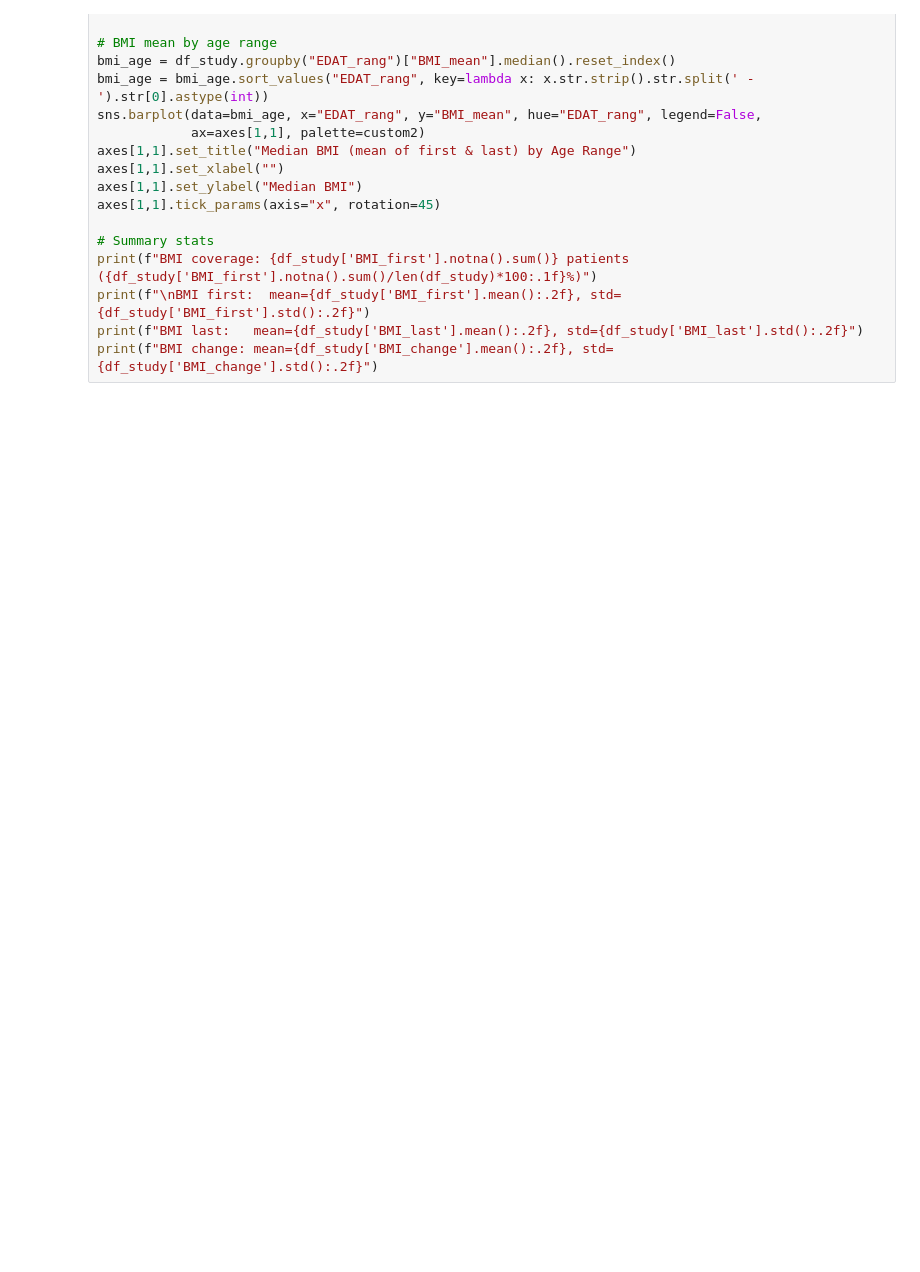
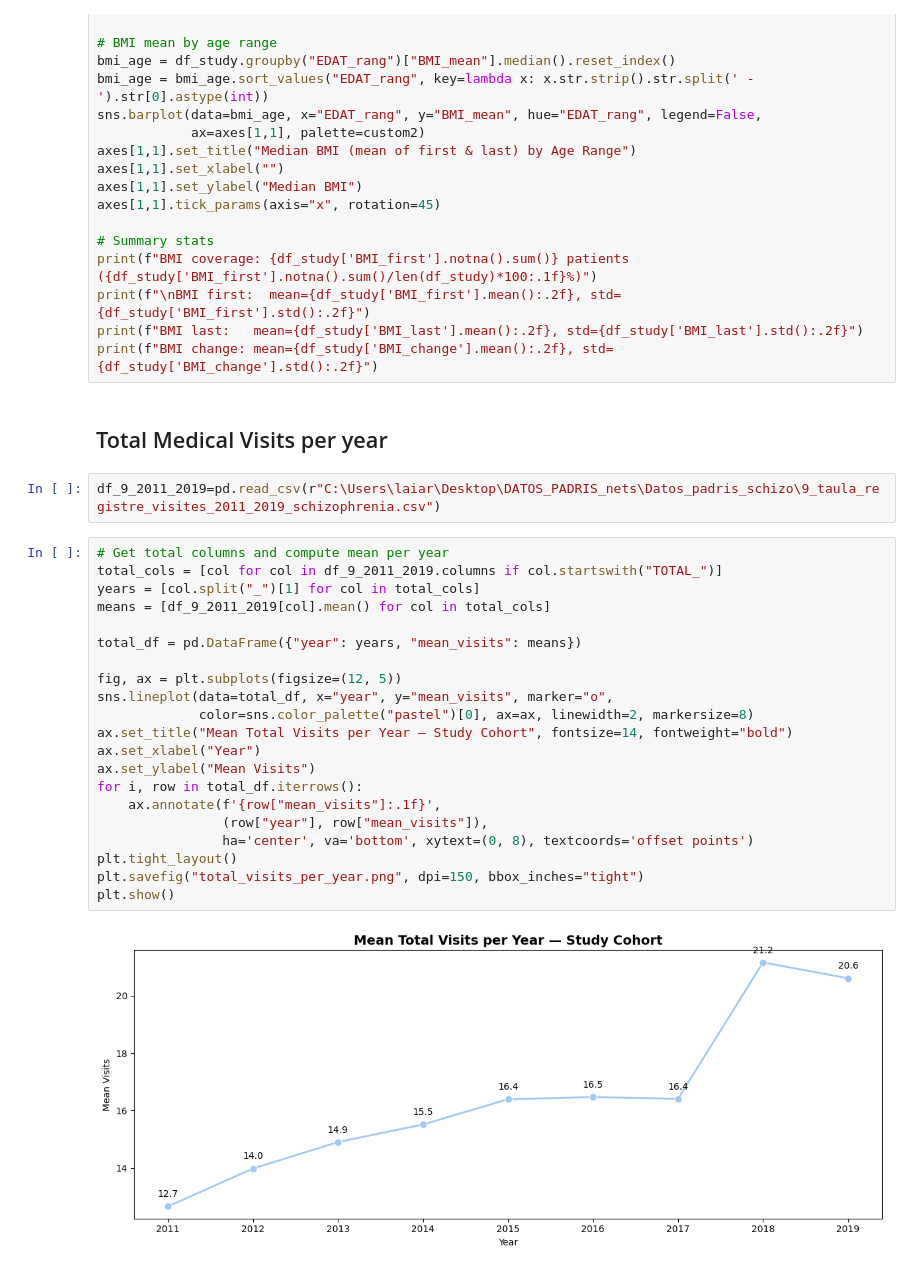
Before and after one commit to laiaraja/Data-sintetica, a Jupyter notebook: src/EDA/eda.ipynb, the cells around one changed output. Drawn from its saved outputs; the diff is of its cells as text; blank space fills up the shorter version.

Commit message:
number years covered + more eda

```diff
--- a/src/EDA/eda.ipynb
+++ b/src/EDA/eda.ipynb
@@ -557,3 +557,30 @@ print(f"BMI coverage: {df_study['BMI_first'].notna().sum()} patients ({df_study[
 print(f"\nBMI first:  mean={df_study['BMI_first'].mean():.2f}, std={df_study['BMI_first'].std():.2f}")
 print(f"BMI last:   mean={df_study['BMI_last'].mean():.2f}, std={df_study['BMI_last'].std():.2f}")
 print(f"BMI change: mean={df_study['BMI_change'].mean():.2f}, std={df_study['BMI_change'].std():.2f}")
+# %% [markdown]
+## Total Medical Visits per year
+# %%
+df_9_2011_2019=pd.read_csv(r"C:\Users\laiar\Desktop\DATOS_PADRIS_nets\Datos_padris_schizo\9_taula_registre_visites_2011_2019_schizophrenia.csv")
+# %%
+# Get total columns and compute mean per year
+total_cols = [col for col in df_9_2011_2019.columns if col.startswith("TOTAL_")]
+years = [col.split("_")[1] for col in total_cols]
+means = [df_9_2011_2019[col].mean() for col in total_cols]
+
+total_df = pd.DataFrame({"year": years, "mean_visits": means})
+
+fig, ax = plt.subplots(figsize=(12, 5))
+sns.lineplot(data=total_df, x="year", y="mean_visits", marker="o",
+             color=sns.color_palette("pastel")[0], ax=ax, linewidth=2, markersize=8)
+ax.set_title("Mean Total Visits per Year — Study Cohort", fontsize=14, fontweight="bold")
+ax.set_xlabel("Year")
+ax.set_ylabel("Mean Visits")
+for i, row in total_df.iterrows():
+    ax.annotate(f'{row["mean_visits"]:.1f}',
+                (row["year"], row["mean_visits"]),
+                ha='center', va='bottom', xytext=(0, 8), textcoords='offset points')
+plt.tight_layout()
+plt.savefig("total_visits_per_year.png", dpi=150, bbox_inches="tight")
+plt.show()
+# %% [output]
+[figure, added]
```
Also changed, not shown: parts of 3 cells of this notebook, 3 other files.
